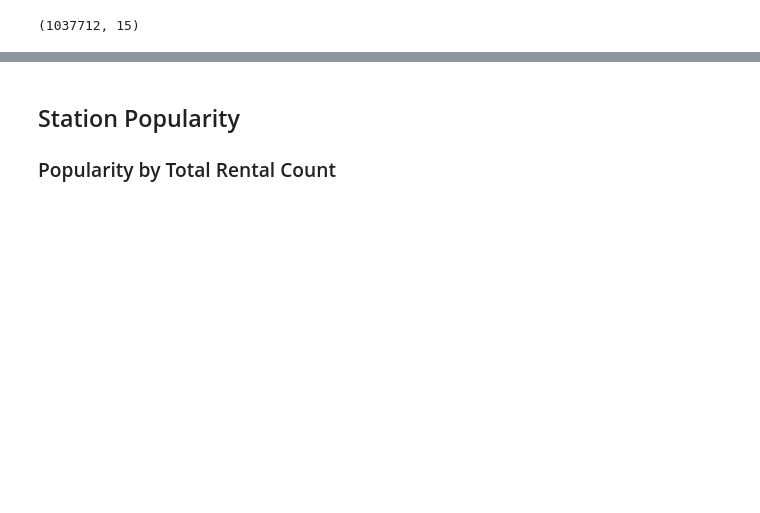
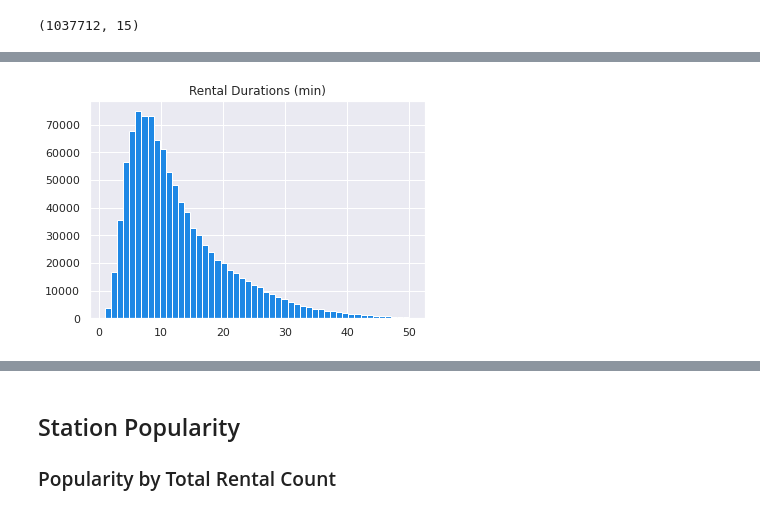
Before and after one commit to stevenrhart/bike-rentals, a Jupyter notebook: notebooks/Bike_Rentals.ipynb, the cells around one changed output, grey strips where cells are left out. Cells and saved outputs as stored; diff of their text form; code cells hidden in the pictures; blank space fills up the shorter version.

```diff
--- a/notebooks/Bike_Rentals.ipynb
+++ b/notebooks/Bike_Rentals.ipynb
@@ -153,7 +76,0 @@ df[df.tripduration_min > 50].tripduration_min.count()
-# %%
-# Remove outlier trips with above 50 min
-df = df[df.tripduration_min <= 50]
-
-# And now to plot duration on a histogram using the adjusted df
-plt.hist(df.tripduration_min, bins=50, range=(1,50), color='cornflowerblue')
-plt.title('Rental Durations (min)');
@@ -216,16 +76,0 @@ TBD
-# %%
-# Convert start_date and end_date to datetime format
-df.starttime = pd.to_datetime(df.starttime, infer_datetime_format=True)
-df.stoptime = pd.to_datetime(df.stoptime, infer_datetime_format=True)
-
-# Create new columns for hour of rental and day of week
-df["starthour"] = df.starttime.dt.hour
-df["startdow"] = df.starttime.dt.dayofweek
-
-# Create new column for binary designation of weekend days
-df["is_weekend"] = 0
-df.loc[df['startdow'] >= 5, 'is_weekend'] = 1
-
-# Create user friendly version of startdow column
-days_dict = {0: 'Monday', 1: 'Tuesday', 2: 'Wednesday', 3: 'Thursday', 4: 'Friday', 5: 'Saturday', 6: 'Sunday'}
-df['day'] = df.startdow.map(days_dict)
@@ -340,0 +142,9 @@ For customers, we see similar counts Monday through Friday with a peak over the
+# %%
+# Remove outlier trips with above 50 min
+df = df[df.tripduration <= 50]
+
+# And now to plot duration on a histogram using the adjusted df
+plt.hist(df.tripduration, bins=50, range=(1,50), color='#1E88E5')
+plt.title('Rental Durations (min)');
+# %% [output]
+[figure, added]
```
Also changed, not shown: parts of 77 cells of this notebook, 1 other file.
